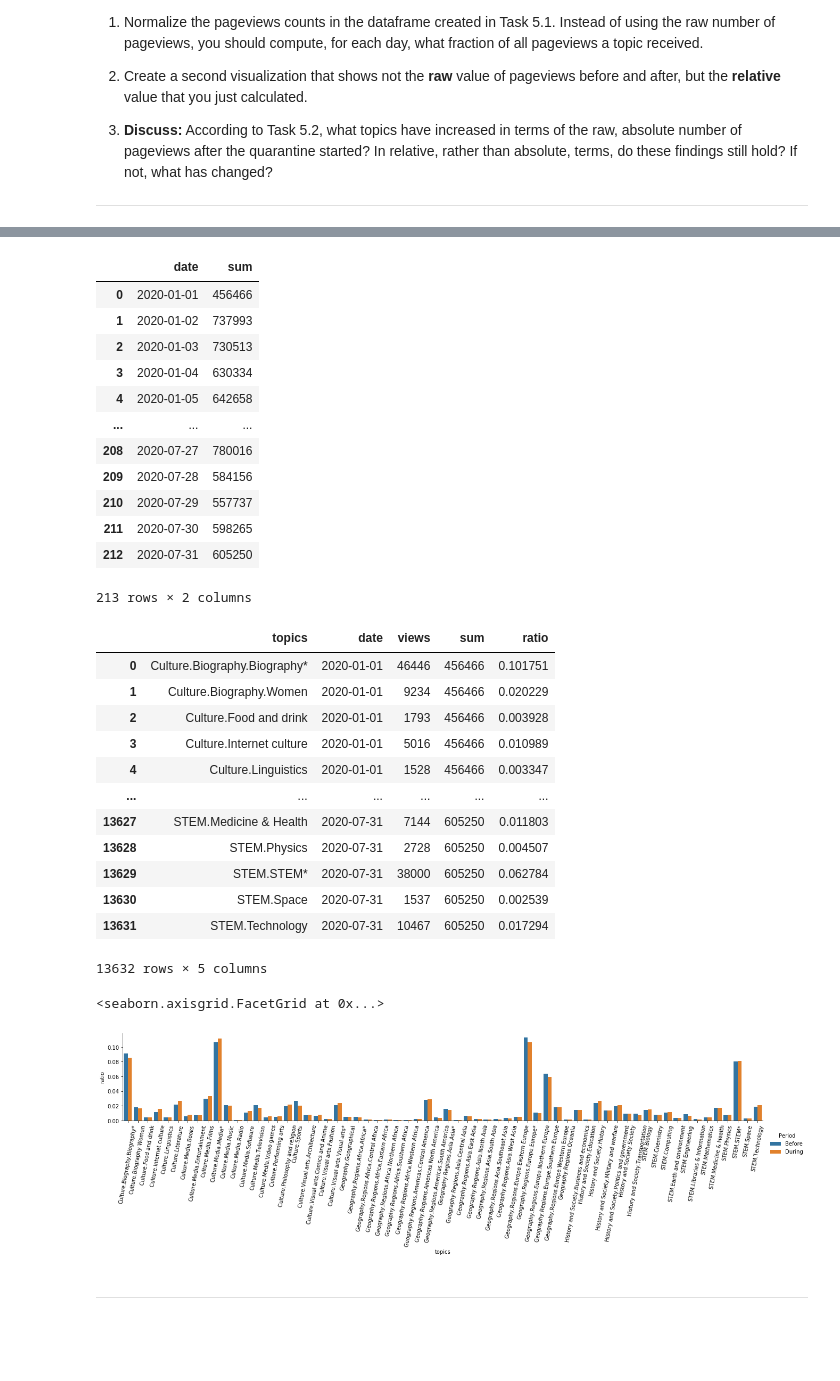
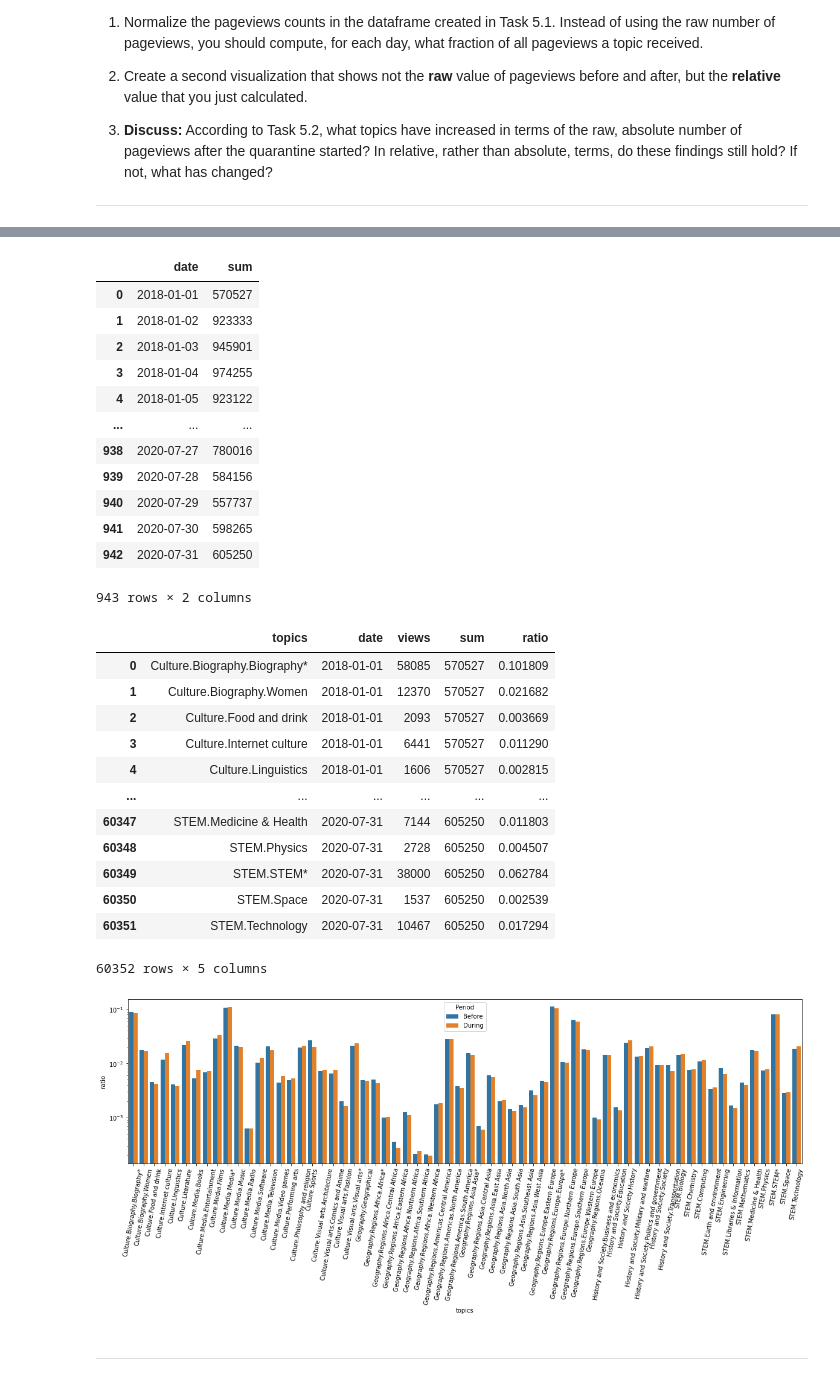
Before and after one commit to ythuangyt/epfl-ada-2020, a Jupyter notebook: Homework/01 - Pandas Data Wrangling and Data Viz/hw1.ipynb, the cells around one changed output, grey strips where cells are left out. Drawn from its saved outputs; the diff is of its cells as text; code cells hidden in the pictures; blank space fills up the shorter version.

```diff
--- a/Homework/01 - Pandas Data Wrangling and Data Viz/hw1.ipynb
+++ b/Homework/01 - Pandas Data Wrangling and Data Viz/hw1.ipynb
@@ -702,7 +691,7 @@ merged
 | 35610 | 6º_Reggimento_genio_pionieri | False | False | True | False | ... |
 35611 rows × 1008 columns
 # %%
-articles_col = articles.columns[1:]#[731:]
+articles_col = articles.columns#[731:]
 topics_col = topics.columns[1:]
 df = merged.melt(id_vars = articles_col, value_vars = topics_col, var_name='topics')
 # %%
@@ -727,7 +716,7 @@ df
 # %%
 df.columns = pd.to_datetime(df.columns)
 # %%
-df_pageview = pd.melt(df.reset_index(), id_vars='topics', value_vars = df.columns, var_name='date', value_name = 'views')
+df_pageview = pd.melt(df.reset_index(), id_vars='topics', value_vars = df.columns, var_name='date', value_name = 'views').sort_values(by=['topics', 'date'])
 # %%
 df_pageview
 # %% [output]
@@ -762,7 +751,7 @@ Create a visualization where you can compare, for each topic, the mean **number
 # %%
 def quarantinePeriod(df_pagevie):
     pre_Quarantine = df_pageview[(df_pageview['date'] >= '2020-02-03') & (df_pageview['date'] < '2020-03-09')]
-    Quarantine = df_pageview[(df_pageview['date'] >= '2020-03-09') & (df_pageview['date'] < '2020-04-11')]
+    Quarantine = df_pageview[(df_pageview['date'] >= '2020-03-09') & (df_pageview['date'] <= '2020-04-12')]
 
     pre_Quarantine_mean = pre_Quarantine.groupby('topics')['views'].mean().to_frame()
     Quarantine_mean = Quarantine.groupby('topics')['views'].mean().to_frame()
@@ -866,36 +854,36 @@ sum_pageview = df_pageview.groupby('date')['views'].sum().to_frame().rename(colu
 sum_pageview
 # %% [output]
 |  | date | sum |
-| 0 | 2020-01-01 | 456466 |
-| 1 | 2020-01-02 | 737993 |
-| 2 | 2020-01-03 | 730513 |
-| 3 | 2020-01-04 | 630334 |
-| 4 | 2020-01-05 | 642658 |
+| 0 | 2018-01-01 | 570527 |
+| 1 | 2018-01-02 | 923333 |
+| 2 | 2018-01-03 | 945901 |
+| 3 | 2018-01-04 | 974255 |
+| 4 | 2018-01-05 | 923122 |
 | ... | ... | ... |
-| 208 | 2020-07-27 | 780016 |
-| 209 | 2020-07-28 | 584156 |
-| 210 | 2020-07-29 | 557737 |
-| 211 | 2020-07-30 | 598265 |
-| 212 | 2020-07-31 | 605250 |
+| 938 | 2020-07-27 | 780016 |
+| 939 | 2020-07-28 | 584156 |
+| 940 | 2020-07-29 | 557737 |
+| 941 | 2020-07-30 | 598265 |
+| 942 | 2020-07-31 | 605250 |
-213 rows × 2 columns
+943 rows × 2 columns
 # %%
 df_pageview_ratio = pd.merge(df_pageview, sum_pageview, left_on = 'date', right_on = 'date', how = 'outer')
-df_pageview_ratio['ratio'] = df_pageview_ratio['views'] / df_pageview_new['sum']
+df_pageview_ratio['ratio'] = df_pageview_ratio['views'] / df_pageview_ratio['sum']
 df_pageview_ratio
 # %% [output]
 |  | topics | date | views | sum | ratio |
-| 0 | Culture.Biography.Biography* | 2020-01-01 | 46446 | 456466 | 0.101751 |
-| 1 | Culture.Biography.Women | 2020-01-01 | 9234 | 456466 | 0.020229 |
-| 2 | Culture.Food and drink | 2020-01-01 | 1793 | 456466 | 0.003928 |
-| 3 | Culture.Internet culture | 2020-01-01 | 5016 | 456466 | 0.010989 |
-| 4 | Culture.Linguistics | 2020-01-01 | 1528 | 456466 | 0.003347 |
+| 0 | Culture.Biography.Biography* | 2018-01-01 | 58085 | 570527 | 0.101809 |
+| 1 | Culture.Biography.Women | 2018-01-01 | 12370 | 570527 | 0.021682 |
+| 2 | Culture.Food and drink | 2018-01-01 | 2093 | 570527 | 0.003669 |
+| 3 | Culture.Internet culture | 2018-01-01 | 6441 | 570527 | 0.011290 |
+| 4 | Culture.Linguistics | 2018-01-01 | 1606 | 570527 | 0.002815 |
 | ... | ... | ... | ... | ... | ... |
-| 13627 | STEM.Medicine & Health | 2020-07-31 | 7144 | 605250 | 0.011803 |
-| 13628 | STEM.Physics | 2020-07-31 | 2728 | 605250 | 0.004507 |
-| 13629 | STEM.STEM* | 2020-07-31 | 38000 | 605250 | 0.062784 |
-| 13630 | STEM.Space | 2020-07-31 | 1537 | 605250 | 0.002539 |
-| 13631 | STEM.Technology | 2020-07-31 | 10467 | 605250 | 0.017294 |
+| 60347 | STEM.Medicine & Health | 2020-07-31 | 7144 | 605250 | 0.011803 |
+| 60348 | STEM.Physics | 2020-07-31 | 2728 | 605250 | 0.004507 |
+| 60349 | STEM.STEM* | 2020-07-31 | 38000 | 605250 | 0.062784 |
+| 60350 | STEM.Space | 2020-07-31 | 1537 | 605250 | 0.002539 |
+| 60351 | STEM.Technology | 2020-07-31 | 10467 | 605250 | 0.017294 |
-13632 rows × 5 columns
+60352 rows × 5 columns
 # %%
 def quarantinePeriod(df_pageview):
     pre_Quarantine = df_pageview[(df_pageview['date'] >= '2020-02-03') & (df_pageview['date'] < '2020-03-09')]
@@ -915,11 +903,15 @@ def quarantinePeriod(df_pageview):
 # %%
 data = quarantinePeriod(df_pageview_ratio)
 
-ax = sns.catplot(x="topics", y="ratio", hue="Period", kind="bar", data=data, height=3, aspect=6)
-ax.set_xticklabels(rotation=80)
+# ax = sns.catplot(x="topics", y="ratio", hue="Period", kind="bar", data=data, height=3, aspect=6)
+# ax.set_xticklabels(rotation=80)
+
+plt.figure(figsize=(20, 5))
+ax = sns.barplot(x="topics", y="ratio", hue="Period", data=data)
+ax.set_xticklabels(ax.get_xticklabels(), rotation=80)
+ax.set_yscale('log')
 # %% [output]
-<seaborn.axisgrid.FacetGrid at 0x...>
-[figure, old version]
+[figure, new version]
 # %%
 ### ~ 5.3.1
 ### Your code here! ###
```
Also changed, not shown: parts of 7 cells of this notebook.
